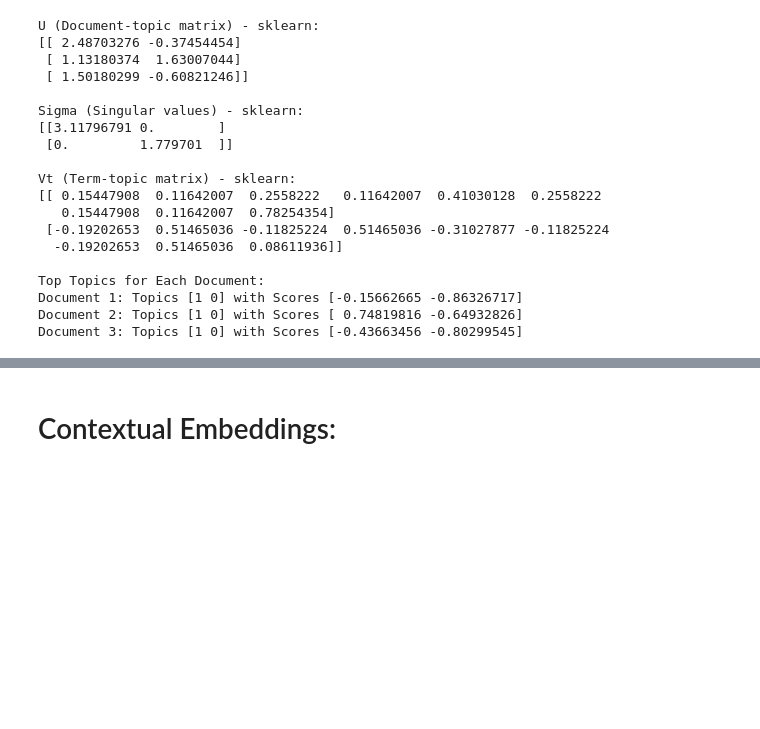
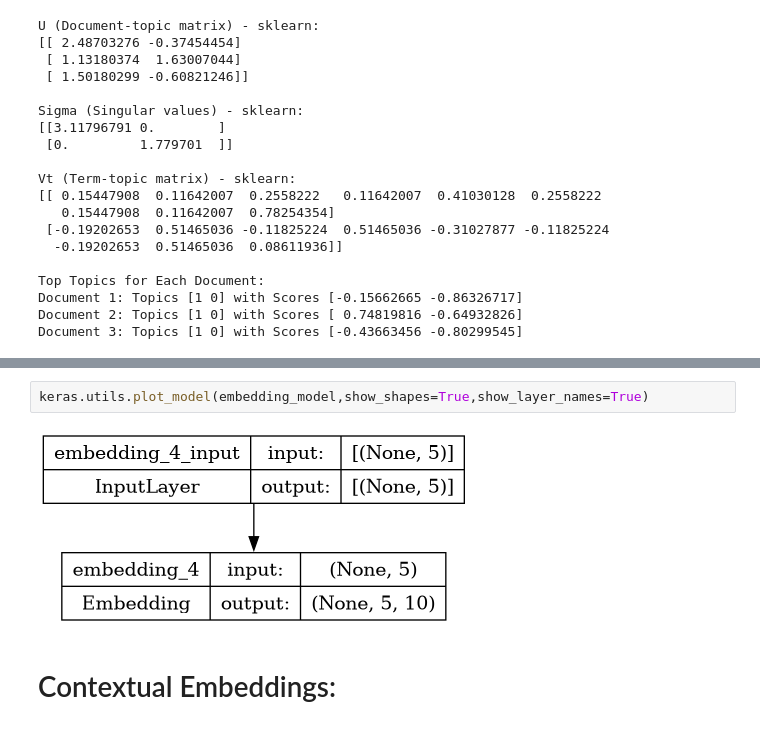
Before and after one commit to Soha85/MyKaggle, a Jupyter notebook: word-embeddings-story.ipynb, the cells around one changed output, grey strips where cells are left out. Drawn from its saved outputs; the diff is of its cells as text; blank space fills up the shorter version.

Commit message:
Kaggle Notebook | Word Embeddings Main Break Points | Version 31

```diff
--- a/word-embeddings-story.ipynb
+++ b/word-embeddings-story.ipynb
@@ -732,3 +733,7 @@ Embedding for 'cat': [[[ 0.07707241 -0.09614773  0.07590476  0.00426447  0.08657
+# %%
+keras.utils.plot_model(embedding_model,show_shapes=True,show_layer_names=True)
+# %% [output]
+[figure, added]
 # %% [markdown]
 # Contextual Embeddings:
 # %% [markdown]
```
Also changed, not shown: parts of 16 cells of this notebook.
